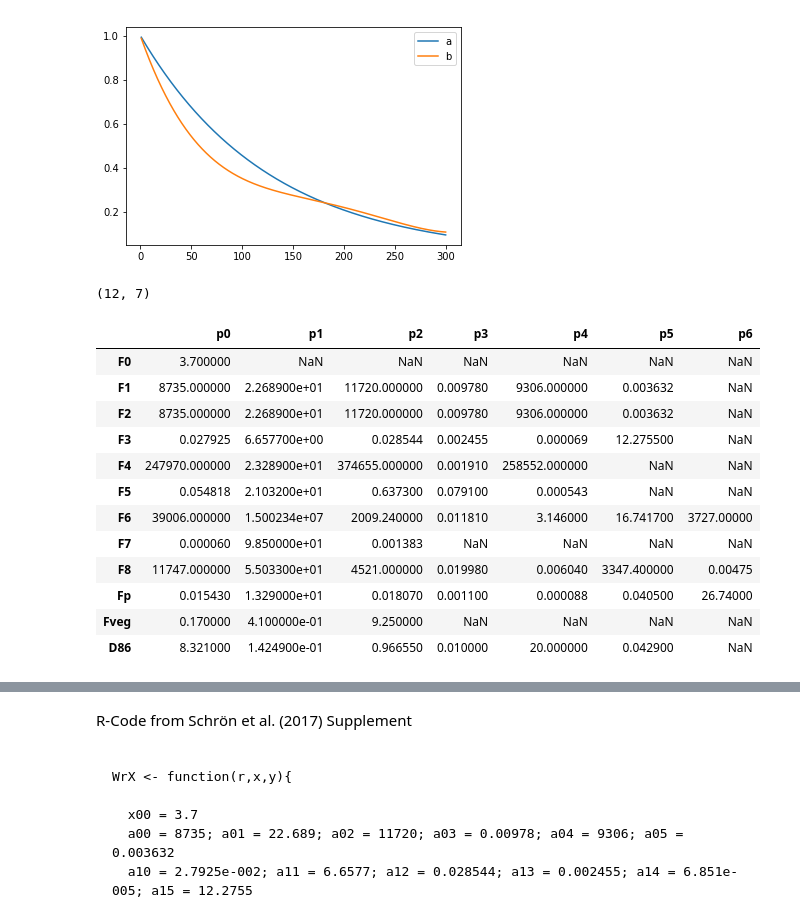
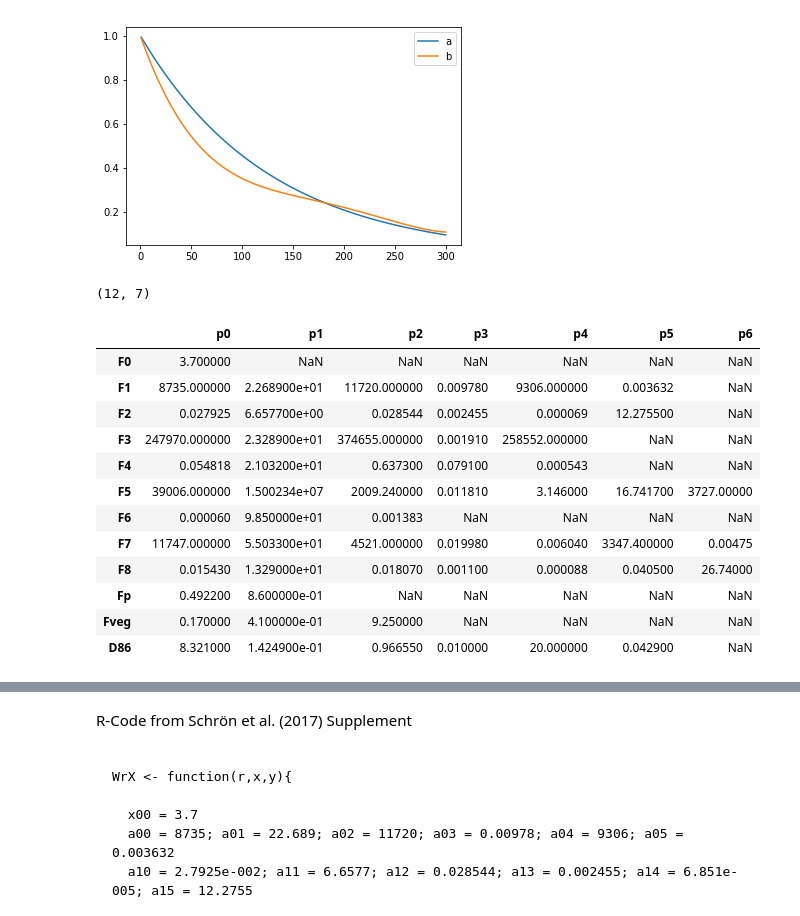
Before and after one commit to heistermann/cosmicsense, a Jupyter notebook: docs/source/notebooks/multiple_crns.ipynb, the cells around one changed output, grey strips where cells are left out. Drawn from its saved outputs; the diff is of its cells as text; code cells hidden in the pictures.

```diff
--- a/docs/source/notebooks/multiple_crns.ipynb
+++ b/docs/source/notebooks/multiple_crns.ipynb
@@ -546,34 +546,34 @@ plt.legend()
 # %%
 pars = np.array([
     [3.7,       np.nan,   np.nan,    np.nan,   np.nan,     np.nan,   np.nan],
-    [8735,      22.689,   11720,     0.00978,  9306,       0.003632, np.nan],
     [8735,      22.689,   11720,     0.00978,  9306,       0.003632, np.nan],
     [2.7925e-2, 6.6577,   0.028544,  0.002455, 6.851e-005, 12.2755,  np.nan],
     [247970,    23.289,   374655,    0.00191,  258552,     np.nan,   np.nan],
     [5.4818e-2, 21.032,   0.6373,    0.0791,   5.425e-4,   np.nan,   np.nan],
     [39006,     15002337, 2009.24,   0.01181,  3.146,      16.7417,  3727],
     [6.031e-5,  98.5,     0.0013826, np.nan,   np.nan,     np.nan,   np.nan],
     [11747,     55.033,   4521,      0.01998,  0.00604,    3347.4,   0.00475],
     [1.543e-2,  13.29,    1.807e-2,  0.0011,   8.81e-5,    0.0405,   26.74],
+    [0.4922,    0.86,     np.nan,    np.nan,   np.nan,     np.nan,   np.nan],
     [0.17,      0.41,     9.25,      np.nan,   np.nan,     np.nan,   np.nan],
     [8.321,     0.14249,  0.96655,   0.01,     20.0,       0.0429,   np.nan]])
 print(pars.shape)
 pars = pd.DataFrame(pars,
                     index=["F0", "F1", "F2", "F3", "F4", "F5", "F6", "F7", "F8", "Fp", "Fveg", "D86"],
                     columns = ["p0", "p1", "p2", "p3", "p4", "p5", "p6"])
 pars
 # %% [output]
 (12, 7)
 |  | p0 | p1 | p2 | p3 | p4 | p5 | p6 |
 | F0 | 3.700000 | NaN | NaN | NaN | NaN | NaN | NaN |
 | F1 | 8735.000000 | 2.268900e+01 | 11720.000000 | 0.009780 | 9306.000000 | 0.003632 | NaN |
-| F2 | 8735.000000 | 2.268900e+01 | 11720.000000 | 0.009780 | 9306.000000 | 0.003632 | NaN |
-| F3 | 0.027925 | 6.657700e+00 | 0.028544 | 0.002455 | 0.000069 | 12.275500 | NaN |
-| F4 | 247970.000000 | 2.328900e+01 | 374655.000000 | 0.001910 | 258552.000000 | NaN | NaN |
-| F5 | 0.054818 | 2.103200e+01 | 0.637300 | 0.079100 | 0.000543 | NaN | NaN |
-| F6 | 39006.000000 | 1.500234e+07 | 2009.240000 | 0.011810 | 3.146000 | 16.741700 | 3727.00000 |
-| F7 | 0.000060 | 9.850000e+01 | 0.001383 | NaN | NaN | NaN | NaN |
-| F8 | 11747.000000 | 5.503300e+01 | 4521.000000 | 0.019980 | 0.006040 | 3347.400000 | 0.00475 |
-| Fp | 0.015430 | 1.329000e+01 | 0.018070 | 0.001100 | 0.000088 | 0.040500 | 26.74000 |
+| F2 | 0.027925 | 6.657700e+00 | 0.028544 | 0.002455 | 0.000069 | 12.275500 | NaN |
+| F3 | 247970.000000 | 2.328900e+01 | 374655.000000 | 0.001910 | 258552.000000 | NaN | NaN |
+| F4 | 0.054818 | 2.103200e+01 | 0.637300 | 0.079100 | 0.000543 | NaN | NaN |
+| F5 | 39006.000000 | 1.500234e+07 | 2009.240000 | 0.011810 | 3.146000 | 16.741700 | 3727.00000 |
+| F6 | 0.000060 | 9.850000e+01 | 0.001383 | NaN | NaN | NaN | NaN |
+| F7 | 11747.000000 | 5.503300e+01 | 4521.000000 | 0.019980 | 0.006040 | 3347.400000 | 0.00475 |
+| F8 | 0.015430 | 1.329000e+01 | 0.018070 | 0.001100 | 0.000088 | 0.040500 | 26.74000 |
+| Fp | 0.492200 | 8.600000e-01 | NaN | NaN | NaN | NaN | NaN |
 | Fveg | 0.170000 | 4.100000e-01 | 9.250000 | NaN | NaN | NaN | NaN |
 | D86 | 8.321000 | 1.424900e-01 | 0.966550 | 0.010000 | 20.000000 | 0.042900 | NaN |
```
Also changed, not shown: parts of 3 cells of this notebook, 2 other files.
